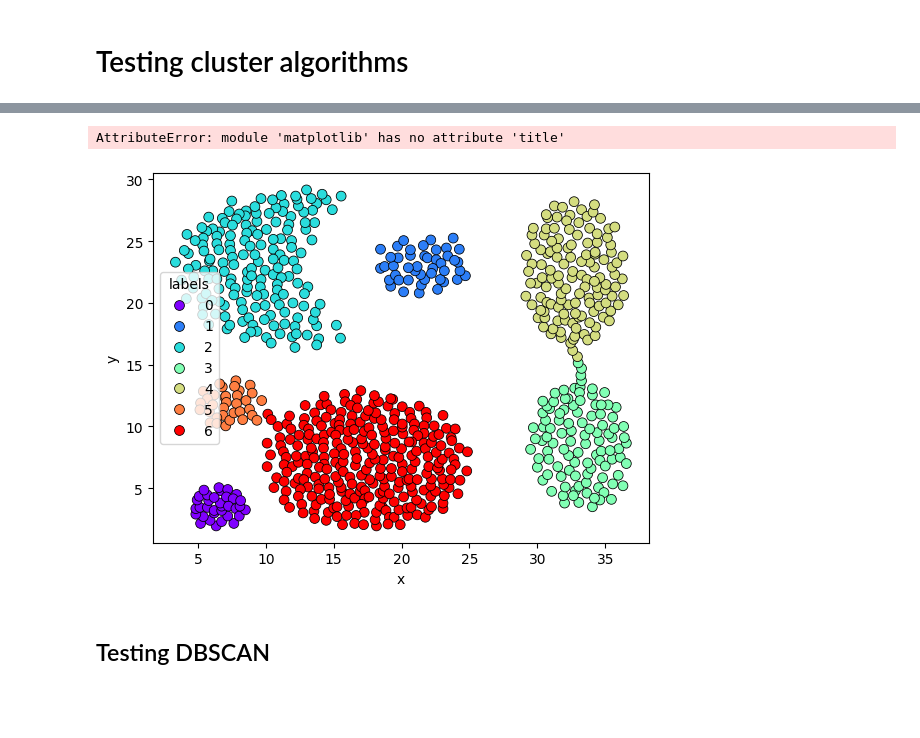
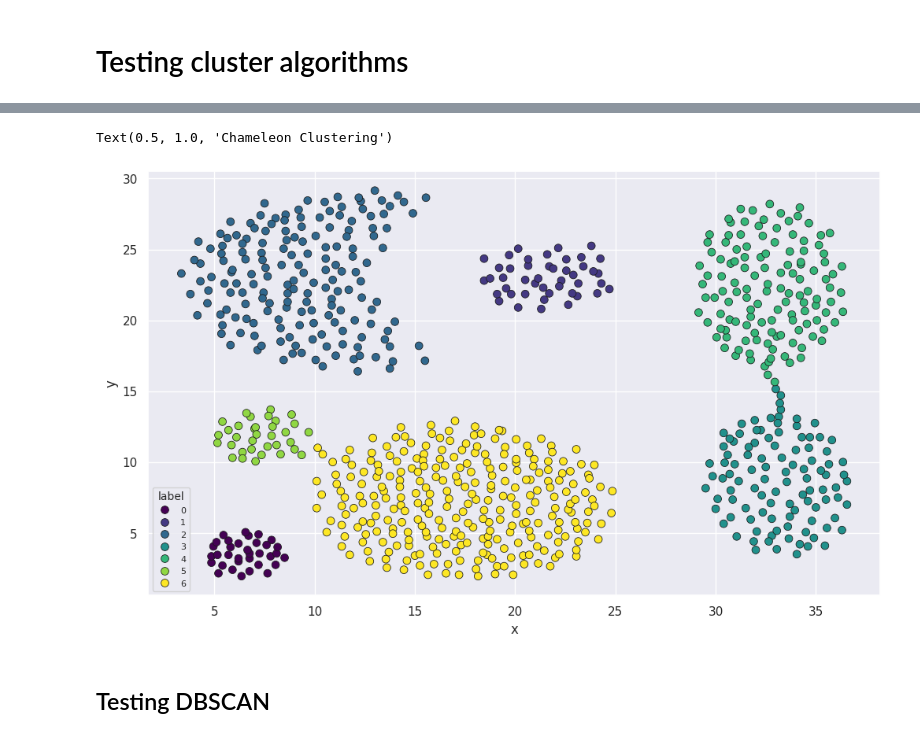
Before and after one commit to ElStabilini/AlgoritmiEStruttureDati, a Jupyter notebook: prova.ipynb, the cells around one changed output, grey strips where cells are left out. Cells and saved outputs as stored; diff of their text form; code cells hidden in the pictures; blank space fills up the shorter version.

```diff
--- a/prova.ipynb
+++ b/prova.ipynb
@@ -109,8 +69,9 @@ AttributeError: module 'matplotlib' has no attribute 'title'
 # %%
-df_filtered = df[~df['labels'].isin([1, 3, 4])]
+df_filtered = KMeans_df[~KMeans_df['label'].isin([1, 3, 4])]
 # %%
-#plt.figure(figsize=(10, 7))
-sns.scatterplot(data=df_filtered, x='x', y='y', hue=df_filtered.labels, palette='rainbow', edgecolor='k', s=50)
-plt.title('KMeans Clustering')
-plt.show()
+sns.set(rc = {'figure.figsize':(12,7),  "legend.fontsize": 8, "legend.title_fontsize": 10})
+sns.scatterplot(data=df_filtered, x='x', y='y', hue=df_filtered.label, palette='viridis', edgecolor='k', s=50)
+ax.set_xlabel('X', fontsize = 14)
+ax.set_ylabel('Y', fontsize = 14)
+ax.set_title('KMeans Clustring', fontsize = 18)
 # %% [output]
@@ -119,9 +80,11 @@ AttributeError: module 'matplotlib' has no attribute 'title'
 # %%
-df_filtered.loc[df_filtered['y']>15, 'labels'] = 2
-df_filtered.loc[(df_filtered['labels']==0) & (df_filtered['x']>9), 'labels']=6
-df_filtered.loc[(df_filtered['labels']==5) & (df_filtered['x']>10), 'labels']=6
+df_filtered.loc[df_filtered['y']>15, 'label'] = 2
+df_filtered.loc[(df_filtered['label']==0) & (df_filtered['x']>9), 'label']=6
+df_filtered.loc[(df_filtered['label']==5) & (df_filtered['x']>10), 'label']=6
 # %%
-sns.scatterplot(data=df_filtered, x='x', y='y', hue=df_filtered.labels, palette='rainbow', edgecolor='k', s=50)
-plt.title('KMeans Clustering')
-plt.show()
+sns.set(rc = {'figure.figsize':(12,7),  "legend.fontsize": 8, "legend.title_fontsize": 10})
+sns.scatterplot(data=df_filtered, x='x', y='y', hue=df_filtered.label, palette='viridis', edgecolor='k', s=50)
+ax.set_xlabel('X', fontsize = 14)
+ax.set_ylabel('Y', fontsize = 14)
+ax.set_title('Chameleon Clustering', fontsize = 18)
 # %% [output]
@@ -142,9 +105,11 @@ print(df_complete.head())
 # %%
-sns.scatterplot(data=df_complete, x='x', y='y', hue=df_complete.labels, palette='rainbow', edgecolor='k', s=50)
-plt.title('KMeans Clustering')
-plt.show()
+sns.set(rc = {'figure.figsize':(12,7),  "legend.fontsize": 8, "legend.title_fontsize": 10})
+sns.scatterplot(data=df_complete, x='x', y='y', hue=df_complete.label, palette='viridis', edgecolor='k', s=50)
+ax.set_xlabel('X', fontsize = 14)
+ax.set_ylabel('Y', fontsize = 14)
+ax.set_title('Chameleon Clustering', fontsize = 18)
 # %% [output]
-AttributeError: module 'matplotlib' has no attribute 'title'
+Text(0.5, 1.0, 'Chameleon Clustering')
-[figure, old version]
+[figure, new version]
 # %% [markdown]
 ## Testing DBSCAN
```
Also changed, not shown: parts of 22 cells of this notebook.
